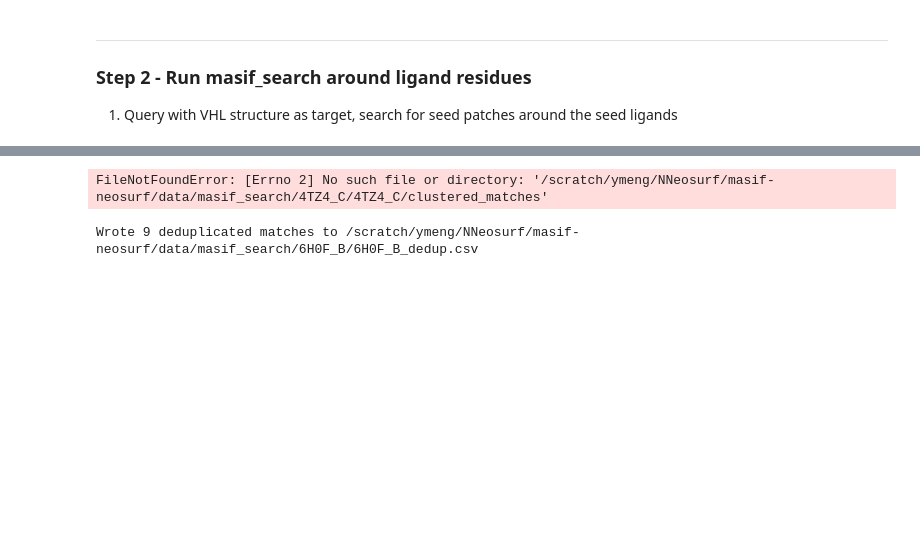
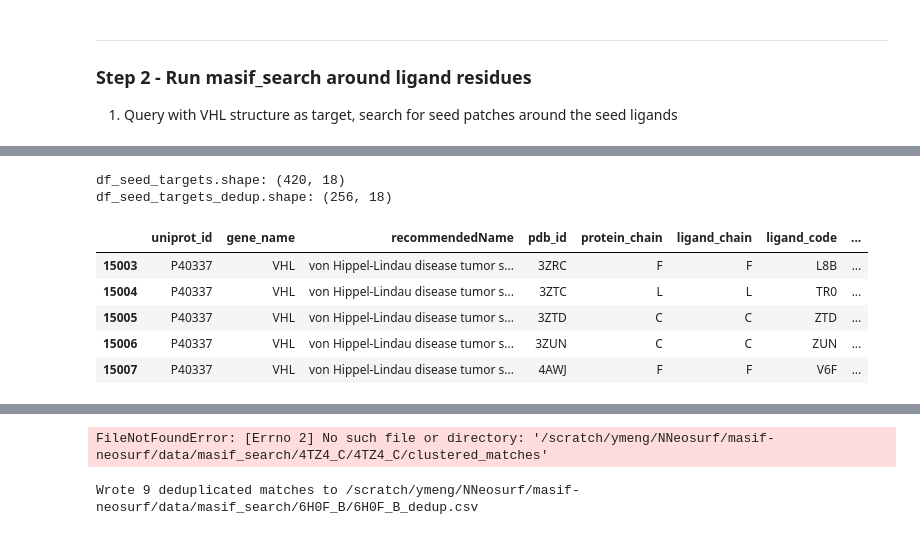
Before and after one commit to meng-yx/masif-neosurf-af2, a Jupyter notebook: notebooks/neosurf_neosurf.ipynb, the cells around one changed output, grey strips where cells are left out. Drawn from its saved outputs; the diff is of its cells as text; code cells hidden in the pictures; blank space fills up the shorter version.

```diff
--- a/notebooks/neosurf_neosurf.ipynb
+++ b/notebooks/neosurf_neosurf.ipynb
@@ -240,6 +230,8 @@ ___
 1. Query with VHL structure as target, search for seed patches around the seed ligands
 # %%
 # Get seed_ids from df_seed
+from prepare_input import chain_suffix
+
 def row_to_seed_target(row):
     pdb_id = row.pdb_id
     protein_chain = row.protein_chain
@@ -248,6 +240,9 @@ def row_to_seed_target(row):
     target = f"{pdb_id}_{chains}"
     return target
 
-seed_ids = df_seed.apply(row_to_seed_target, axis=1).tolist()
+df_seed["seed_id"] = df_seed.apply(row_to_seed_target, axis=1)
+df_seed_seeds = df_seed[df_seed["split"] == "seed"]            # seed-ligand complexes
+df_seed_targets = df_seed[df_seed["split"] == "target"]        # known E3 ligase-ligand complexes
+seed_ids = df_seed_seeds["seed_id"].tolist()
 seed_ids[0:5]
 # %% [output]
@@ -308,0 +304,14 @@ Submit: sbatch --array=1-26 scripts/slurm/search_array.sh 4TZ4_C /scratch/ymeng/
+# %%
+print(f"df_seed_targets.shape: {df_seed_targets.shape}")
+df_seed_targets_dedup = df_seed_targets.drop_duplicates(subset=["uniprot_id", "ligand_code"])
+print(f"df_seed_targets_dedup.shape: {df_seed_targets_dedup.shape}")
+df_seed_targets_dedup.head()
+# %% [output]
+df_seed_targets.shape: (420, 18)
+df_seed_targets_dedup.shape: (256, 18)
+|  | uniprot_id | gene_name | recommendedName | pdb_id | protein_chain | ligand_chain | ligand_code | ... |
+| 15003 | P40337 | VHL | von Hippel-Lindau disease tumor s... | 3ZRC | F | F | L8B | ... |
+| 15004 | P40337 | VHL | von Hippel-Lindau disease tumor s... | 3ZTC | L | L | TR0 | ... |
+| 15005 | P40337 | VHL | von Hippel-Lindau disease tumor s... | 3ZTD | C | C | ZTD | ... |
+| 15006 | P40337 | VHL | von Hippel-Lindau disease tumor s... | 3ZUN | C | C | ZUN | ... |
+| 15007 | P40337 | VHL | von Hippel-Lindau disease tumor s... | 4AWJ | F | F | V6F | ... |
```
Also changed, not shown: parts of 7 cells of this notebook.
